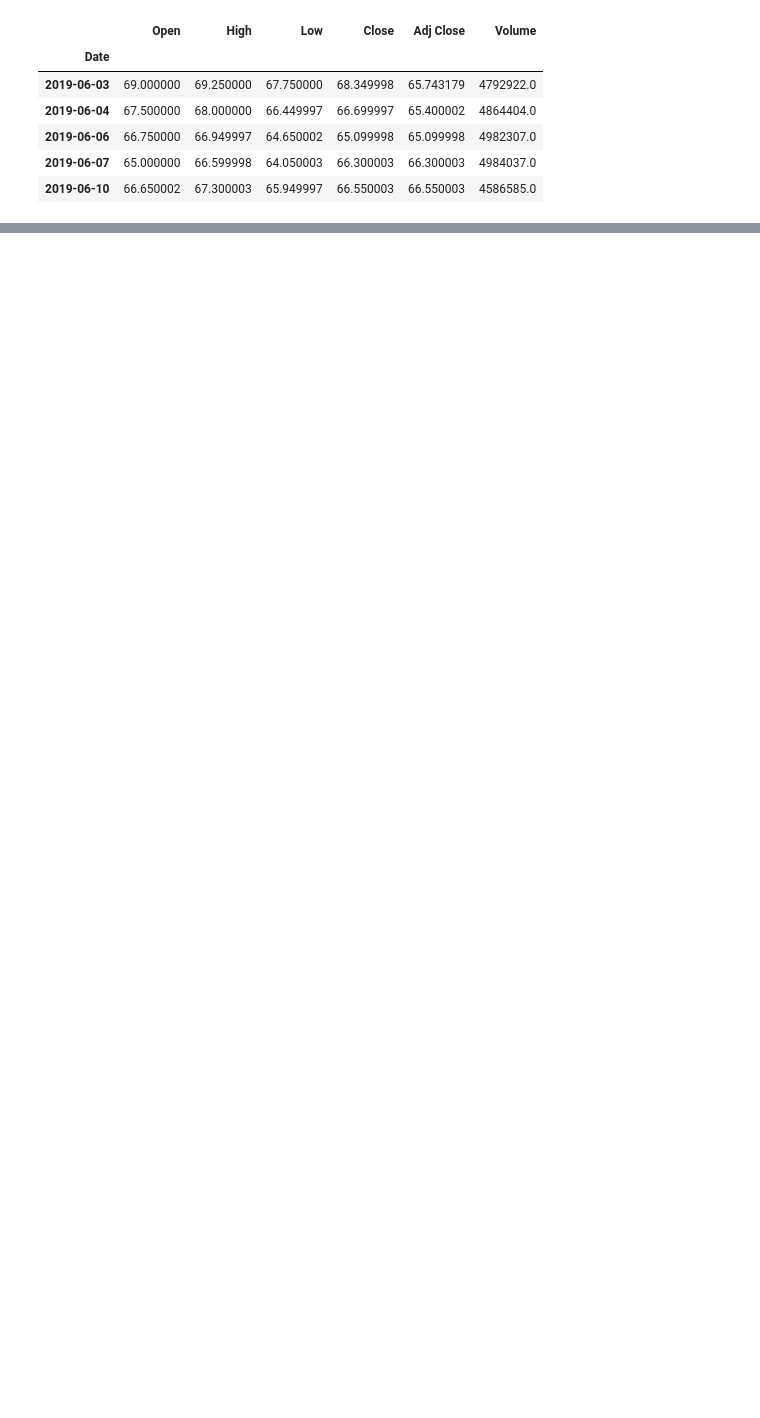
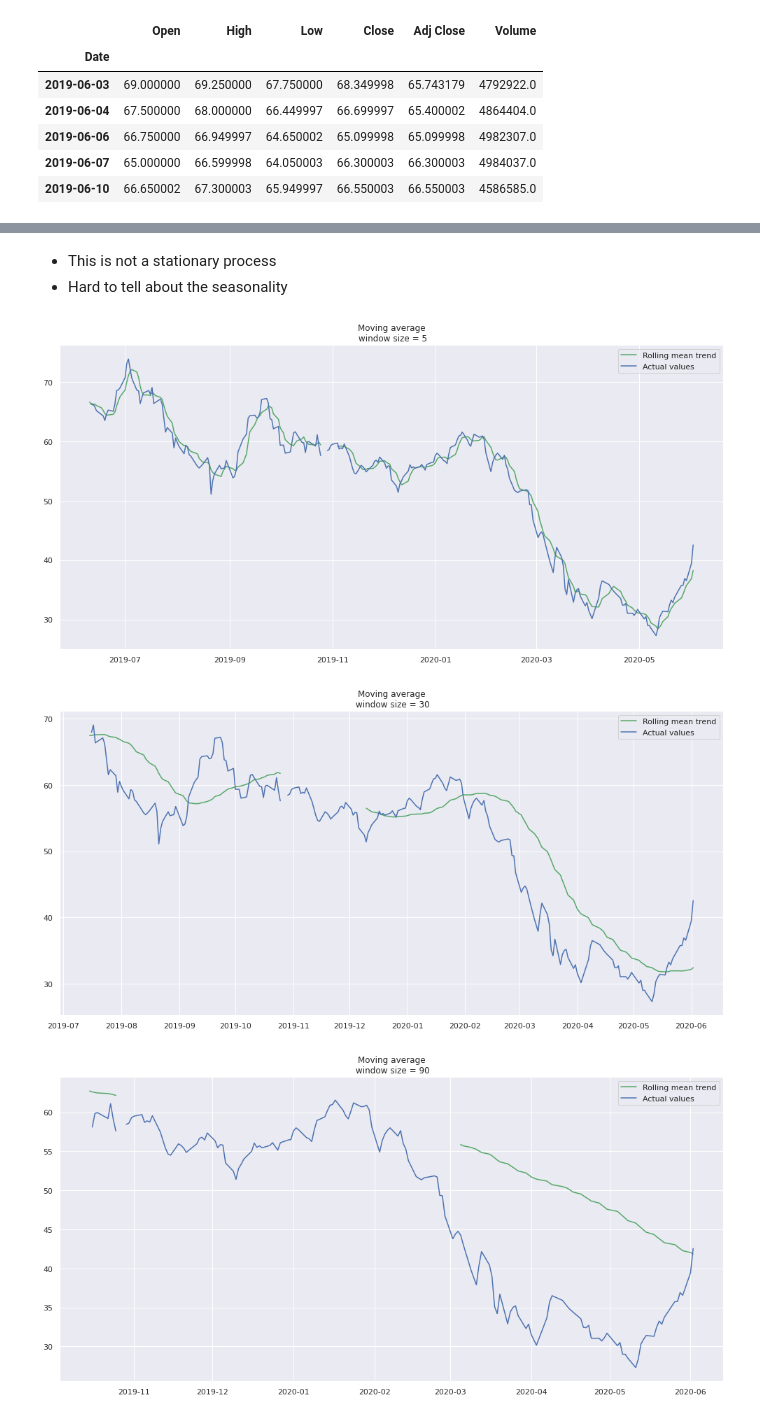
Before and after one commit to DeepankarAcharyya/Time_Series_Data, a Jupyter notebook: Time_Series_Analysis_Stock_Price.ipynb, the cells around one changed output, grey strips where cells are left out. Saved outputs shown, nothing was run; the diff lists cells and outputs as text; code cells hidden in the pictures; blank space fills up the shorter version.

```diff
--- a/Time_Series_Analysis_Stock_Price.ipynb
+++ b/Time_Series_Analysis_Stock_Price.ipynb
@@ -40,0 +73,37 @@ data.head()
+# %% [markdown]
+- This is not a stationary process
+- Hard to tell about the seasonality
+# %%
+def plot_moving_average(series, window, plot_intervals=False, scale=1.96):
+
+    rolling_mean = series.rolling(window=window).mean()
+
+    plt.figure(figsize=(17,8))
+    plt.title('Moving average\n window size = {}'.format(window))
+    plt.plot(rolling_mean, 'g', label='Rolling mean trend')
+
+    #Plot confidence intervals for smoothed values
+    if plot_intervals:
+        mae = mean_absolute_error(series[window:], rolling_mean[window:])
+        deviation = np.std(series[window:] - rolling_mean[window:])
+        lower_bound = rolling_mean - (mae + scale * deviation)
+        upper_bound = rolling_mean + (mae + scale * deviation)
+        plt.plot(upper_bound, 'r--', label='Upper bound / Lower bound')
+        plt.plot(lower_bound, 'r--')
+
+    plt.plot(series[window:], label='Actual values')
+    plt.legend(loc='best')
+    plt.grid(True)
+
+#Smooth by the previous 5 days (by week)
+plot_moving_average(data.Close, 5)
+
+#Smooth by the previous month (30 days)
+plot_moving_average(data.Close, 30)
+
+#Smooth by previous quarter (90 days)
+plot_moving_average(data.Close, 90)
+# %% [output]
+[figure, added]
+[figure, added]
+[figure, added]
```
Also changed, not shown: parts of 5 cells of this notebook.
